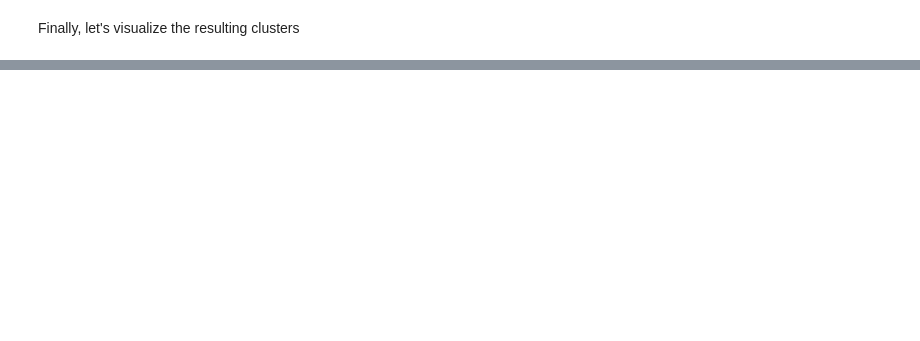
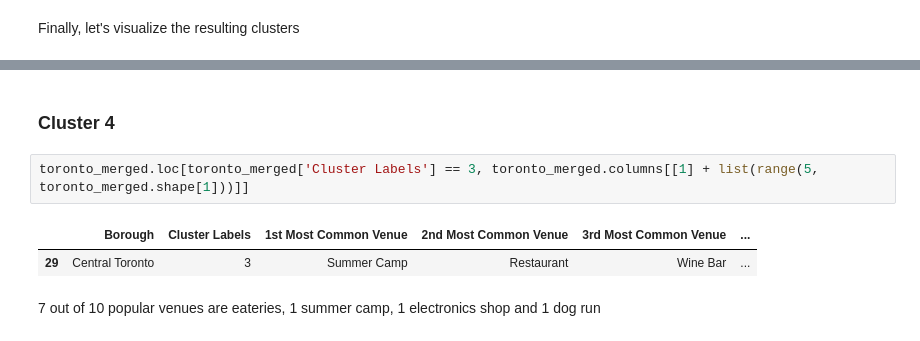
Before and after one commit to Sneha7119/Coursera_Capstone, a Jupyter notebook: Neighborhood Clusters in Toronto.ipynb, the cells around one changed output, grey strips where cells are left out. Saved outputs shown, nothing was run; the diff lists cells and outputs as text; blank space fills up the shorter version.

```diff
--- a/Neighborhood Clusters in Toronto.ipynb
+++ b/Neighborhood Clusters in Toronto.ipynb
@@ -521,0 +569,9 @@ map_clusters
+# %% [markdown]
+### Cluster 4
+# %%
+toronto_merged.loc[toronto_merged['Cluster Labels'] == 3, toronto_merged.columns[[1] + list(range(5, toronto_merged.shape[1]))]]
+# %% [output]
+|  | Borough | Cluster Labels | 1st Most Common Venue | 2nd Most Common Venue | 3rd Most Common Venue | ... |
+| 29 | Central Toronto | 3 | Summer Camp | Restaurant | Wine Bar | ... |
+# %% [markdown]
+7 out of 10 popular venues are eateries, 1 summer camp, 1 electronics shop and 1 dog run
```
Also changed, not shown: parts of 13 cells of this notebook.
